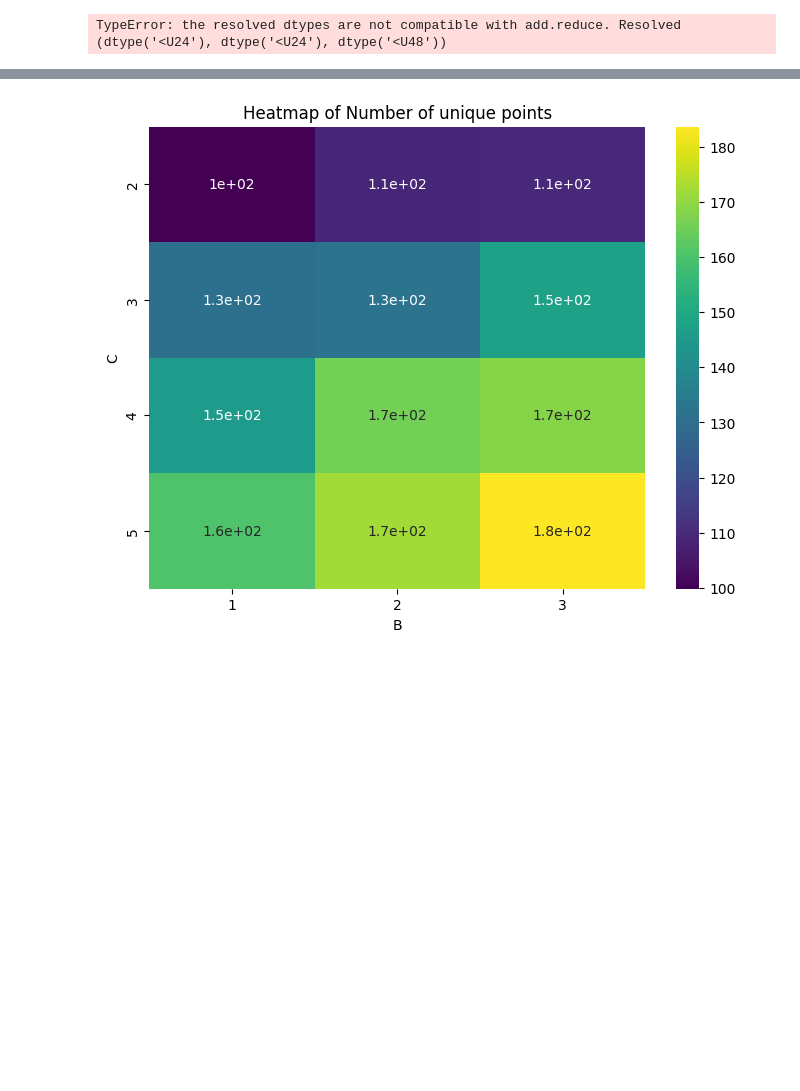
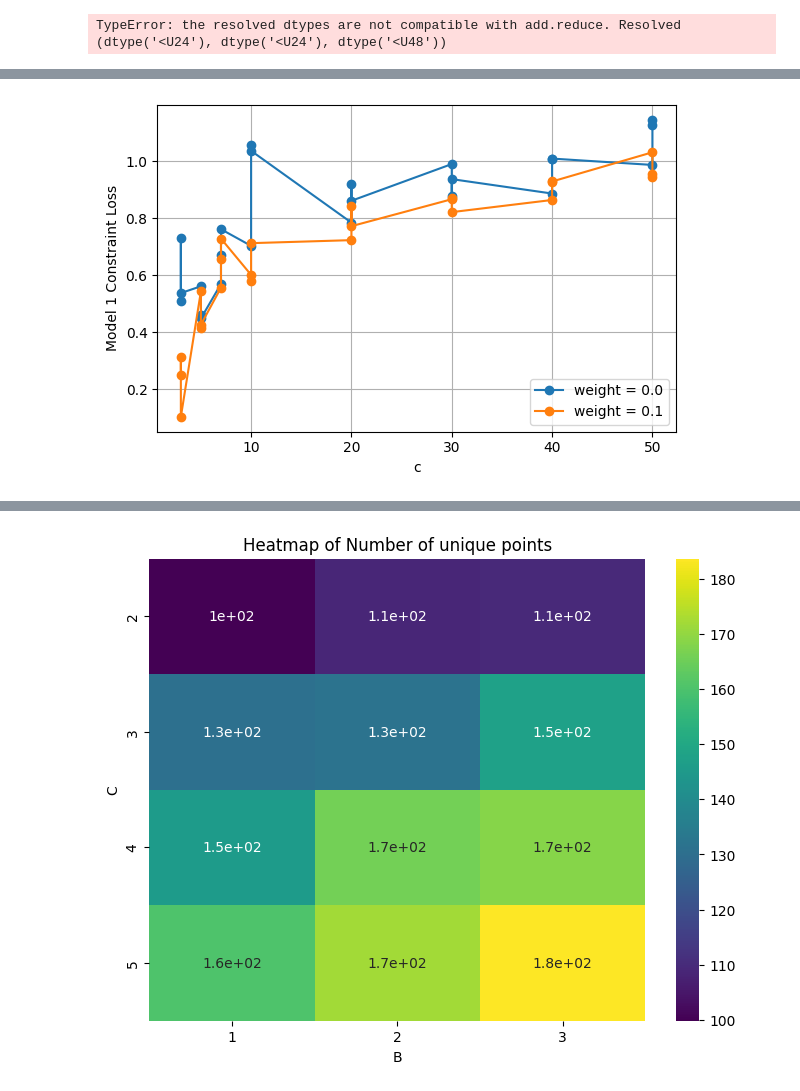
Before and after one commit to mikl123/DRL_DGM, a Jupyter notebook: input_output_generator.ipynb, the cells around one changed output, grey strips where cells are left out. Drawn from its saved outputs; the diff is of its cells as text; code cells hidden in the pictures; blank space fills up the shorter version.

```diff
--- a/input_output_generator.ipynb
+++ b/input_output_generator.ipynb
@@ -299,0 +132,32 @@ for dir in dirs:
+# %%
+import matplotlib.pyplot as plt
+df = pd.read_csv("model_results/result_very_precise_masked.csv")
+df[["c", "r", "b", "data_seed"]] = df["experiment_path"].str.split("_", expand=True)
+df["c"] = pd.to_numeric(df["c"], errors="coerce")
+
+mean_va = (
+    df.groupby(["c","r", "constraints_weight"])[["model1_mae", "model2_mae", "model_1_violation_loss",	"model_2_violation_loss"]]
+      .mean()
+      .reset_index()
+      .sort_values("c")
+)
+mean_va[(mean_va["constraints_weight"] == 0.0)] - mean_va[(mean_va["constraints_weight"] == 0.1)]
+
+# Ensure correct types and ordering
+mean_va["c"] = mean_va["c"].astype(int)
+
+df0 = mean_va[(mean_va["constraints_weight"] == 0.0)].sort_values("c")
+df02 = mean_va[(mean_va["constraints_weight"] == 0.1)].sort_values("c")
+
+plt.figure(figsize=(6,4))
+plt.plot(df0["c"], df0["model_1_violation_loss"], marker="o", label="weight = 0.0")
+plt.plot(df02["c"], df02["model_1_violation_loss"], marker="o", label="weight = 0.1")
+
+plt.xlabel("c")
+plt.ylabel("Model 1 Constraint Loss")
+plt.legend()
+plt.grid(True)
+plt.tight_layout()
+plt.show()
+# %% [output]
+[figure, added]
```
Also changed, not shown: parts of 24 cells of this notebook, 9 other files.
